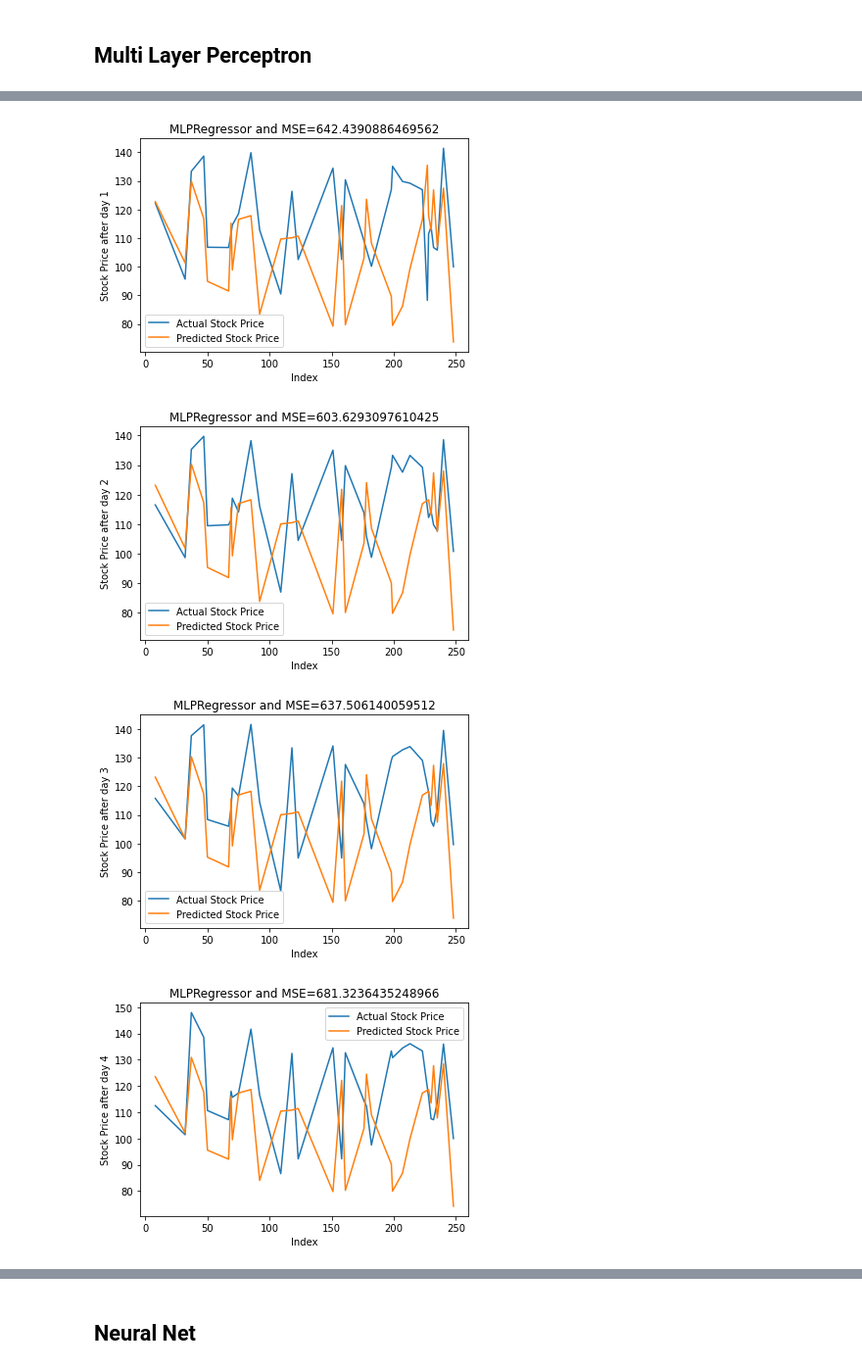
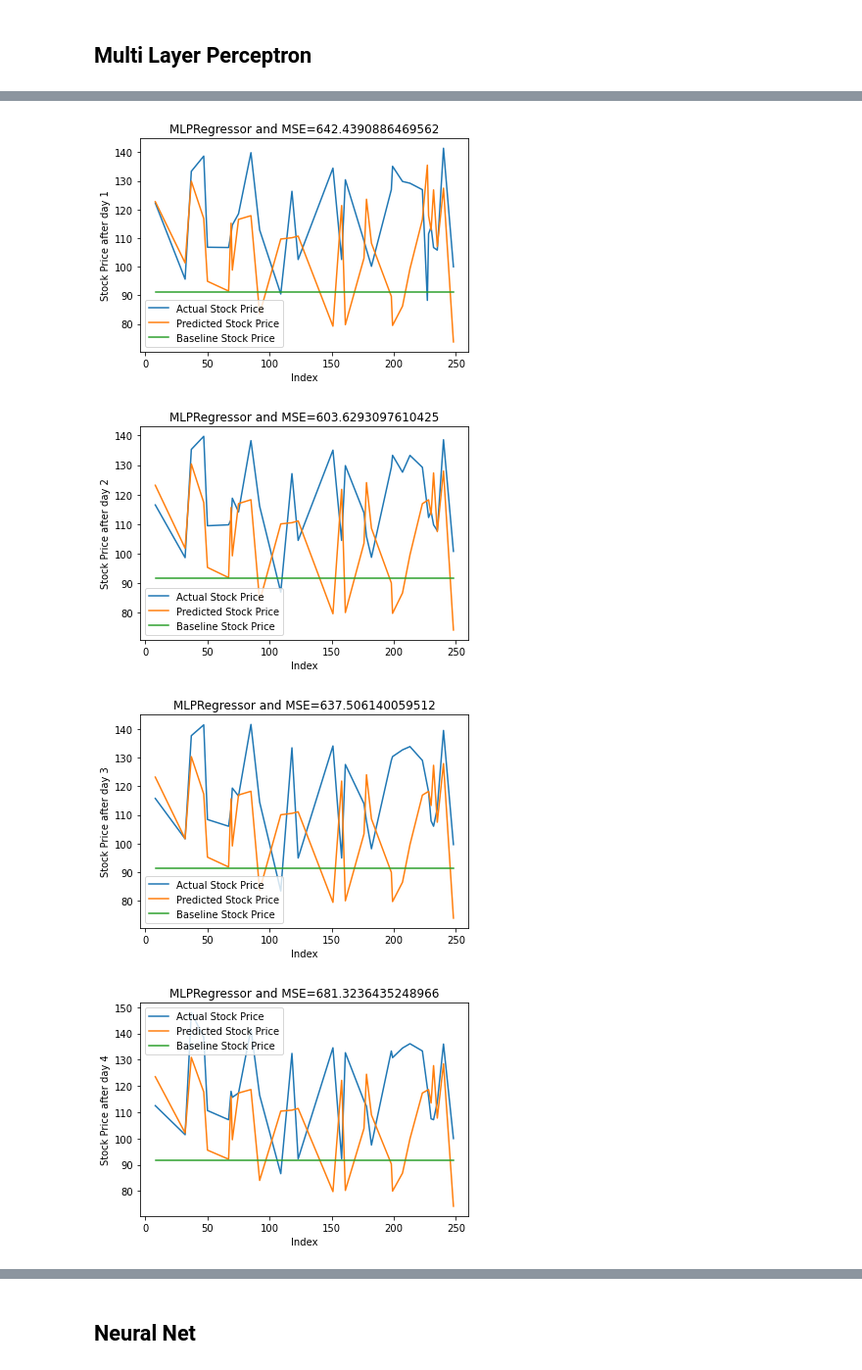
Before and after one commit to zhafen/markets-and-the-media, a Jupyter notebook: exploratory_data_analysis/Sentiment_to_Stock_Prediction_HY.ipynb, the cells around one changed output, grey strips where cells are left out. Shown at 98% size. Drawn from its saved outputs; the diff is of its cells as text; code cells hidden in the pictures.

```diff
--- a/exploratory_data_analysis/Sentiment_to_Stock_Prediction_HY.ipynb
+++ b/exploratory_data_analysis/Sentiment_to_Stock_Prediction_HY.ipynb
@@ -202,7 +202,8 @@ features = ['polarity', 'subjectivity', 'finbert-sentiment-score']
 X = media_data[features]
 mlp_predictions_list = []
 mlp_mse_list = []
-
+baseline_pred_list = []
+baseline_mse_list = []
 
 for i in days:
 
@@ -224,11 +225,29 @@ for i in days:
     # Calculate the mean squared error
     mlp_mse_list.append(mean_squared_error(y_true=media_data_test_without_NaN['stock_price_'+str(i)], y_pred=mlp_predictions_list[i]))
 
+    # Calculate the baseline using the mean of the target variable
+    baseline = y.mean()
+
+    # Create an array of baseline predictions with the same length as y_test
+    baseline_pred = [baseline] * len(media_data_test_without_NaN['stock_price_'+str(i)])
+    baseline_pred_list.append(baseline_pred)
+
+    # Calculate the mean squared error for the baseline predictions
+    baseline_mse_list.append(mean_squared_error(media_data_test_without_NaN['stock_price_'+str(i)], baseline_pred))
+
     plt.plot(media_data_test_without_NaN.index, media_data_test_without_NaN['stock_price_'+str(i)], label='Actual Stock Price')
     plt.plot(media_data_test_without_NaN.index, mlp_predictions_list[i], label='Predicted Stock Price')
+    plt.plot(media_data_test_without_NaN.index, baseline_pred_list[i], label='Baseline Stock Price')
     plt.xlabel("Index")
     plt.ylabel("Stock Price after day "+str(i))
     plt.title("MLPRegressor"+ " and MSE="+str(mlp_mse_list[i]))
     plt.legend() #Add a legend to show the labels
+
+    # Setting the background color of the figure to white
+    fig = plt.gcf()
+    fig.set_facecolor('white')
+
+    plt.savefig('MLP Regressor for day '+str(i),dpi=300, bbox_inches='tight')
+
     plt.show()
 # %% [output]
@@ -236,4 +255,4 @@ for i in days:
-[figure, old version]
+[figure, new version]
-[figure, old version]
+[figure, new version]
-[figure, old version]
+[figure, new version]
-[figure, old version]
+[figure, new version]
```
Also changed, not shown: parts of 2 cells of this notebook.
